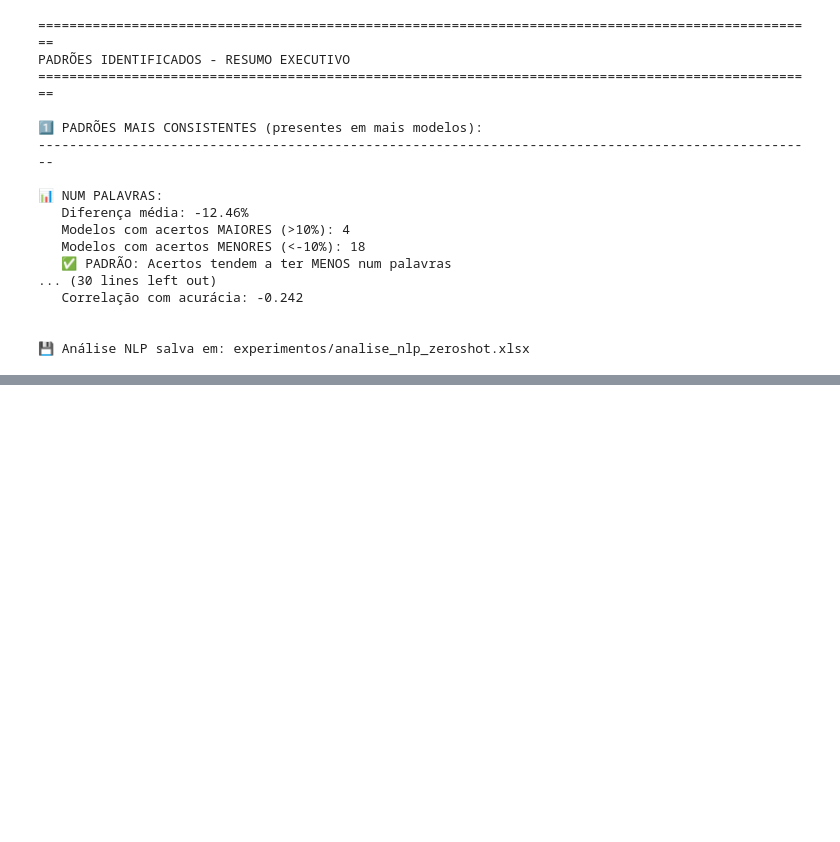
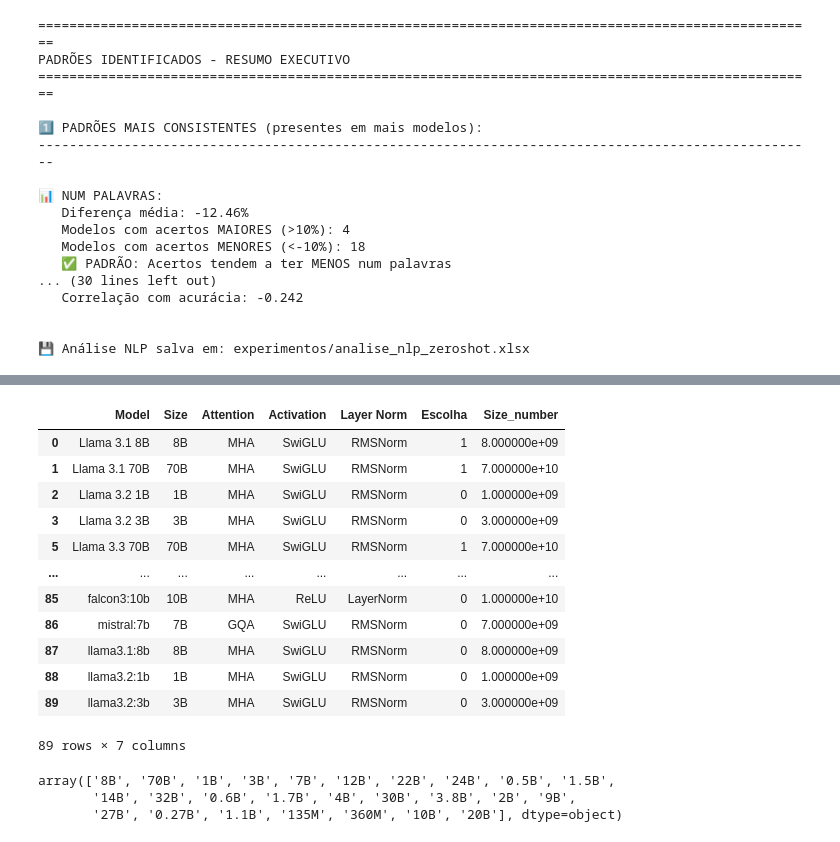
Before and after one commit to AILabs4All/FrameworkPE, a Jupyter notebook: teste_.ipynb, the cells around one changed output, grey strips where cells are left out. Cells and saved outputs as stored; diff of their text form; code cells hidden in the pictures; blank space fills up the shorter version.

```diff
--- a/teste_.ipynb
+++ b/teste_.ipynb
@@ -1455,0 +1462,13 @@ PADRÕES IDENTIFICADOS - RESUMO EXECUTIVO
+# %%
+def parse_size(size):
+    size = str(size).strip().lower()
+    if 'b' in size:
+        return float(size.replace('b', '')) * 1e9
+    elif 'm' in size:
+        return float(size.replace('m', '')) * 1e6
+    return float(size)
+# %%
+df = pd.read_excel("SLMs disponiveis no ollama.xlsx")
+df = df[df['Model']!="Llama 3.2 Vision 11B"]
+df['Size_number'] = df['Size'].apply(parse_size)
+df.head()
@@ -1455,0 +1482,22 @@ PADRÕES IDENTIFICADOS - RESUMO EXECUTIVO
+# %%
+df
+# %% [output]
+|  | Model | Size | Attention | Activation | Layer Norm | Escolha | Size_number |
+| 0 | Llama 3.1 8B | 8B | MHA | SwiGLU | RMSNorm | 1 | 8.000000e+09 |
+| 1 | Llama 3.1 70B | 70B | MHA | SwiGLU | RMSNorm | 1 | 7.000000e+10 |
+| 2 | Llama 3.2 1B | 1B | MHA | SwiGLU | RMSNorm | 0 | 1.000000e+09 |
+| 3 | Llama 3.2 3B | 3B | MHA | SwiGLU | RMSNorm | 0 | 3.000000e+09 |
+| 5 | Llama 3.3 70B | 70B | MHA | SwiGLU | RMSNorm | 1 | 7.000000e+10 |
+| ... | ... | ... | ... | ... | ... | ... | ... |
+| 85 | falcon3:10b | 10B | MHA | ReLU | LayerNorm | 0 | 1.000000e+10 |
+| 86 | mistral:7b | 7B | GQA | SwiGLU | RMSNorm | 0 | 7.000000e+09 |
+| 87 | llama3.1:8b | 8B | MHA | SwiGLU | RMSNorm | 0 | 8.000000e+09 |
+| 88 | llama3.2:1b | 1B | MHA | SwiGLU | RMSNorm | 0 | 1.000000e+09 |
+| 89 | llama3.2:3b | 3B | MHA | SwiGLU | RMSNorm | 0 | 3.000000e+09 |
+89 rows × 7 columns
+# %%
+df['Size'].unique()
+# %% [output]
+array(['8B', '70B', '1B', '3B', '7B', '12B', '22B', '24B', '0.5B', '1.5B',
+       '14B', '32B', '0.6B', '1.7B', '4B', '30B', '3.8B', '2B', '9B',
+       '27B', '0.27B', '1.1B', '135M', '360M', '10B', '20B'], dtype=object)
```
Also changed, not shown: parts of 10 cells of this notebook, 2 other files.
